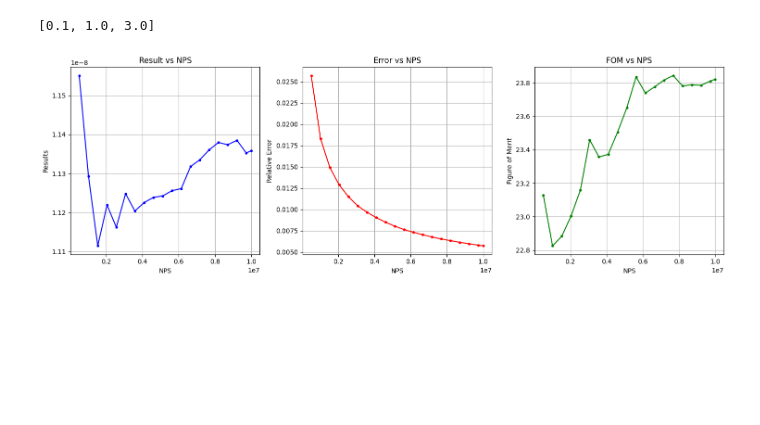
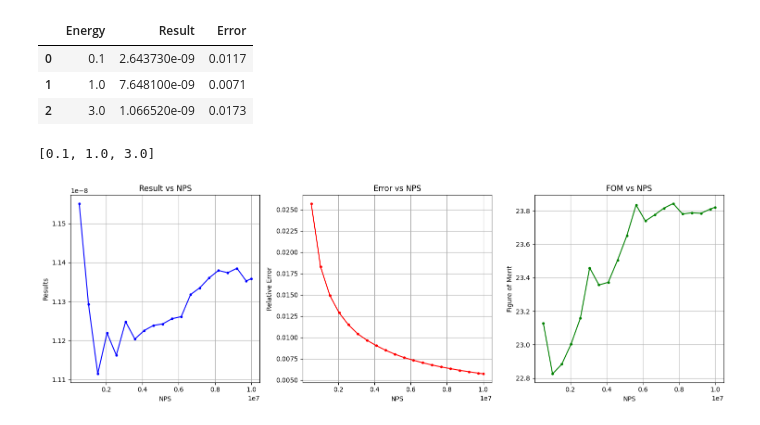
Before and after one commit to monleon96/kika, a Jupyter notebook: examples/mctal_parser.ipynb, the cells around one changed output. Saved outputs shown, nothing was run; the diff lists cells and outputs as text; code cells hidden in the pictures; blank space fills up the shorter version.

```diff
--- a/examples/mctal_parser.ipynb
+++ b/examples/mctal_parser.ipynb
@@ -1,6 +1,6 @@
 # %%
 import mcnpy
 # %%
-filename = "/home/MONLEON-JUAN/MCNPy/tests/data/F4PertTally_test1.m"
+filename = "/home/MONLEON-JUAN/MCNPy/tests/data/pert/PWRSphere_F4_PERT_test.m"
 
 mctal = mcnpy.read_mctal(filename)
@@ -14,3 +50,10 @@ mctal.tally[4].pert_data[1].results
+# %%
+mctal.tally[4].to_dataframe()
+# %% [output]
+|  | Energy | Result | Error |
+| 0 | 0.1 | 2.643730e-09 | 0.0117 |
+| 1 | 1.0 | 7.648100e-09 | 0.0071 |
+| 2 | 3.0 | 1.066520e-09 | 0.0173 |
 # %%
 mctal.tally[4].energies
 # %% [output]
```
Also changed, not shown: parts of 5 cells of this notebook, 24 other files.
